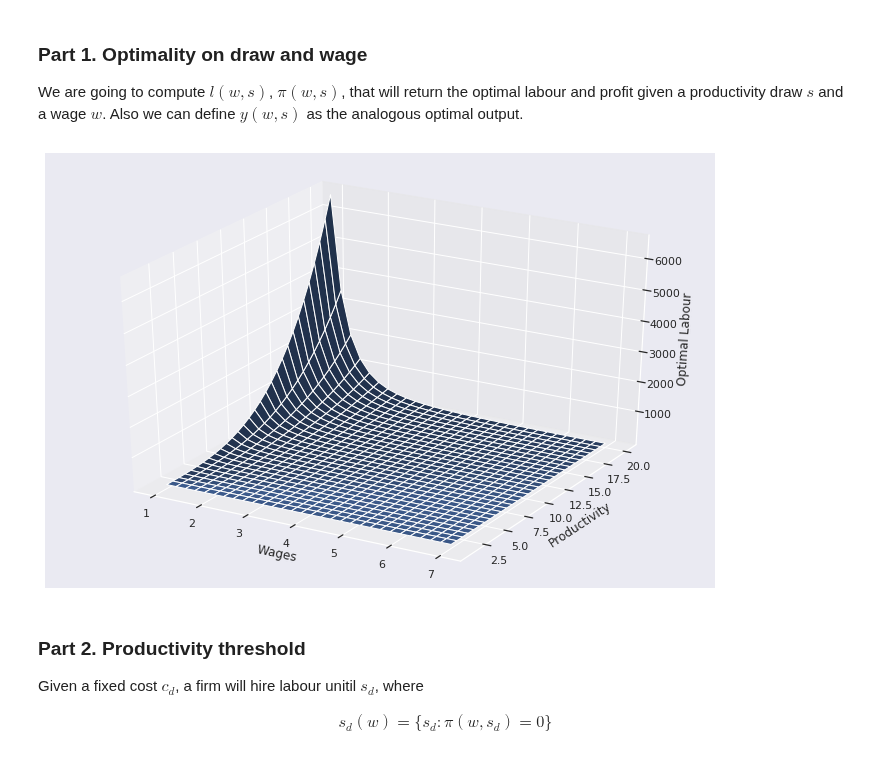
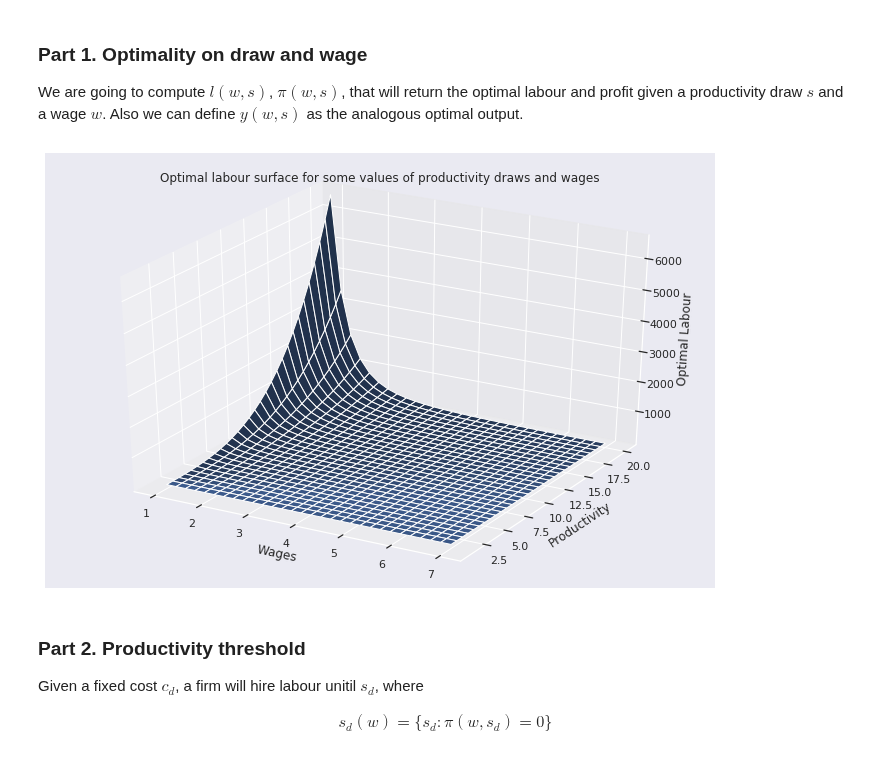
Before and after one commit to NoFishLikeIan/tinbergen, a Jupyter notebook: homework/macro_three/Labour market competition under heterogeneity.ipynb, the cells around one changed output. Saved outputs shown, nothing was run; the diff lists cells and outputs as text; code cells hidden in the pictures.

```diff
--- a/homework/macro_three/Labour market competition under heterogeneity.ipynb
+++ b/homework/macro_three/Labour market competition under heterogeneity.ipynb
@@ -18,12 +18,13 @@ from scipy import integrate
 
 sns.set(rc={'figure.figsize': (12, 8)})
 # %%
-def plt_3d(X, Y, Z, labels):
+def plt_3d(X, Y, Z, title = '', labels = []):
     x_label, y_label, z_label = labels
     ax = plt.axes(projection='3d')
     ax.set_xlabel(x_label)
     ax.set_ylabel(y_label)
     ax.set_zlabel(z_label)
+    ax.set_title(title)
     ax.plot_surface(X, Y, Z)
     return ax
 
@@ -105,21 +113,21 @@ We are going to compute $l(w, s)$, $\pi(w, s)$, that will return the optimal lab
 positive_bounds = ((0, None),)
 
 @np.vectorize
-def optimal_labour(wage, prod_draw):
+def optimal_labour(wage, prod_draw, **kwargs):
     result = opt.minimize(
-        lambda lab: -profit(lab, wage, prod_draw),
+        lambda lab: -profit(lab, wage, prod_draw, **kwargs),
         0, bounds=positive_bounds)
 
     return result.x[0]
 
-def optimal_production(wage, prod_draw):
-    opt_labour = optimal_labour(wage, prod_draw)
+def optimal_production(wage, prod_draw, **kwargs):
+    opt_labour = optimal_labour(wage, prod_draw, **kwargs)
 
     return production(opt_labour, prod_draw)
 
-def pi(wage, prod_draw):
-    opt_labour = optimal_labour(wage, prod_draw)
+def pi(wage, prod_draw, **kwargs):
+    opt_labour = optimal_labour(wage, prod_draw, **kwargs)
 
-    return profit(opt_labour, wage, prod_draw)
+    return profit(opt_labour, wage, prod_draw, **kwargs)
 # %%
 W, S = np.meshgrid(np.linspace(1, 7, 30), np.linspace(1, 20, 30))
@@ -127,8 +134,10 @@ Z = optimal_labour(W, S)
-# %%
-ax = plt_3d(W, S, Z, ["Wages", "Productivity", "Optimal Labour"])
-plt.show()
-# %% [output]
-[figure, removed]
+# %%
+title = lambda what: f"Optimal {what} surface for some values of productivity draws and wages"
+ax = plt_3d(W, S, optimal_labour(W, S),
+            title("labour"), ["Wages", "Productivity", "Optimal Labour"])
+plt.show()
+# %% [output]
+[figure, added]
 # %% [markdown]
 ### Part 2. Productivity threshold
 
```
Also changed, not shown: parts of 17 cells of this notebook.
